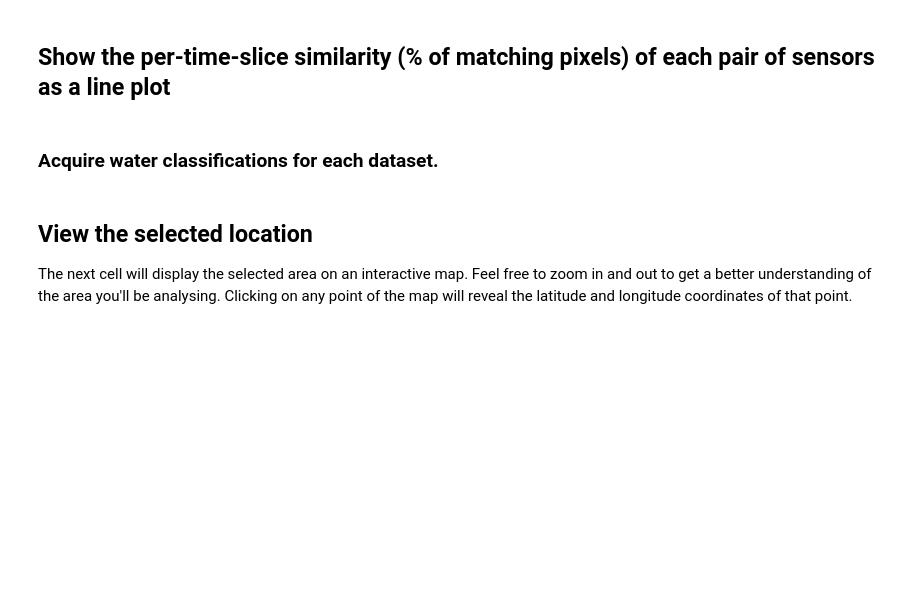
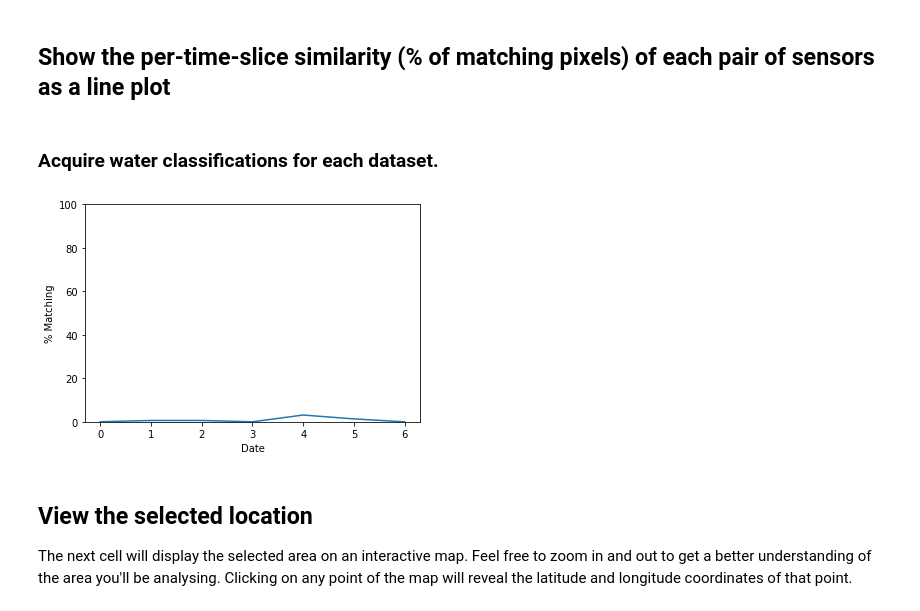
Before and after one commit to dlubawy-ama/deafrica-sandbox-notebooks, a Jupyter notebook: Water_Interoperability/water_interoperability_similarity_v1.ipynb, the cells around one changed output. Cells and saved outputs as stored; diff of their text form; code cells hidden in the pictures; blank space fills up the shorter version.

```diff
--- a/Water_Interoperability/water_interoperability_similarity_v1.ipynb
+++ b/Water_Interoperability/water_interoperability_similarity_v1.ipynb
@@ -607,6 +583,18 @@ plt.tight_layout()
 ## Show the per-time-slice similarity (% of matching pixels) of each pair of sensors as a line plot
 # %% [markdown]
 ### Acquire water classifications for each dataset.
+# %%
+match = []
+for time in range(ls8_water.time.size):
+    match.append((ls8_water.isel(time=time).astype(bool) & s2_water.isel(time=time).astype(bool) & s1_water.isel(time=time).astype(bool)).sum()/ls8_water.isel(time=time).size*100)
+# %%
+fig, ax = plt.subplots(1,1)
+ax.plot(range(len(match)), list(map(lambda x: x.item(), match)))
+ax.set_ylim(top=100, bottom=0)
+ax.set_ylabel('% Matching')
+ax.set_xlabel('Date');
+# %% [output]
+[figure, added]
 # %% [markdown]
 ## View the selected location
 The next cell will display the selected area on an interactive map.
```
Also changed, not shown: parts of 2 cells of this notebook.
